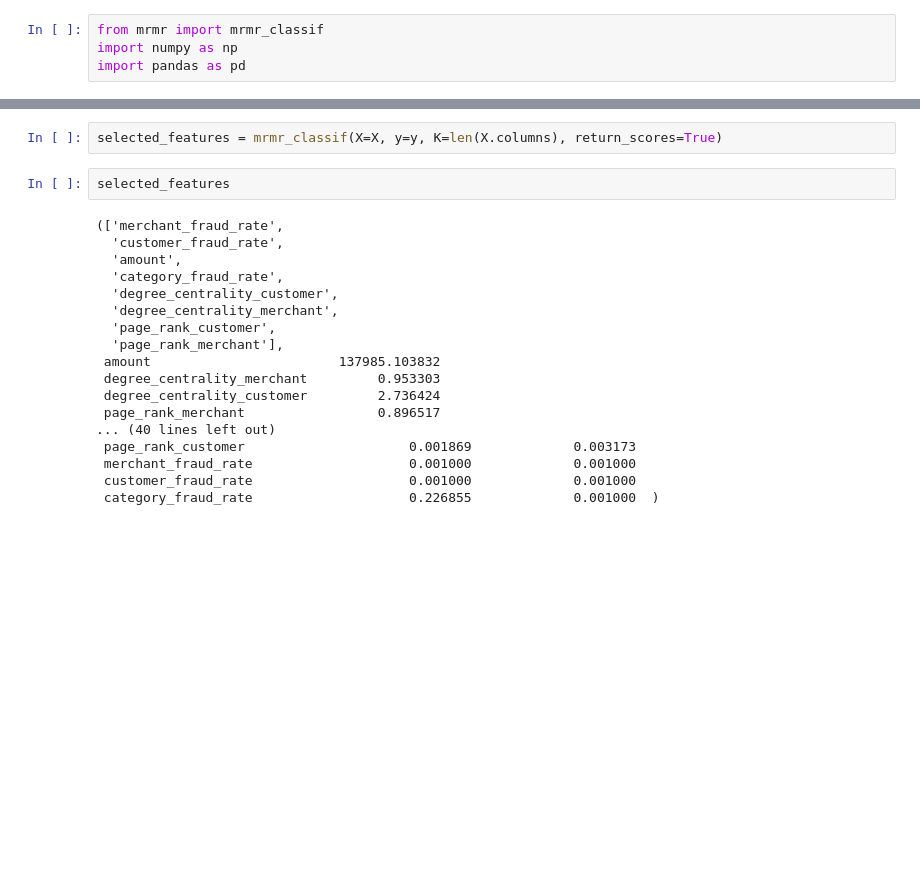
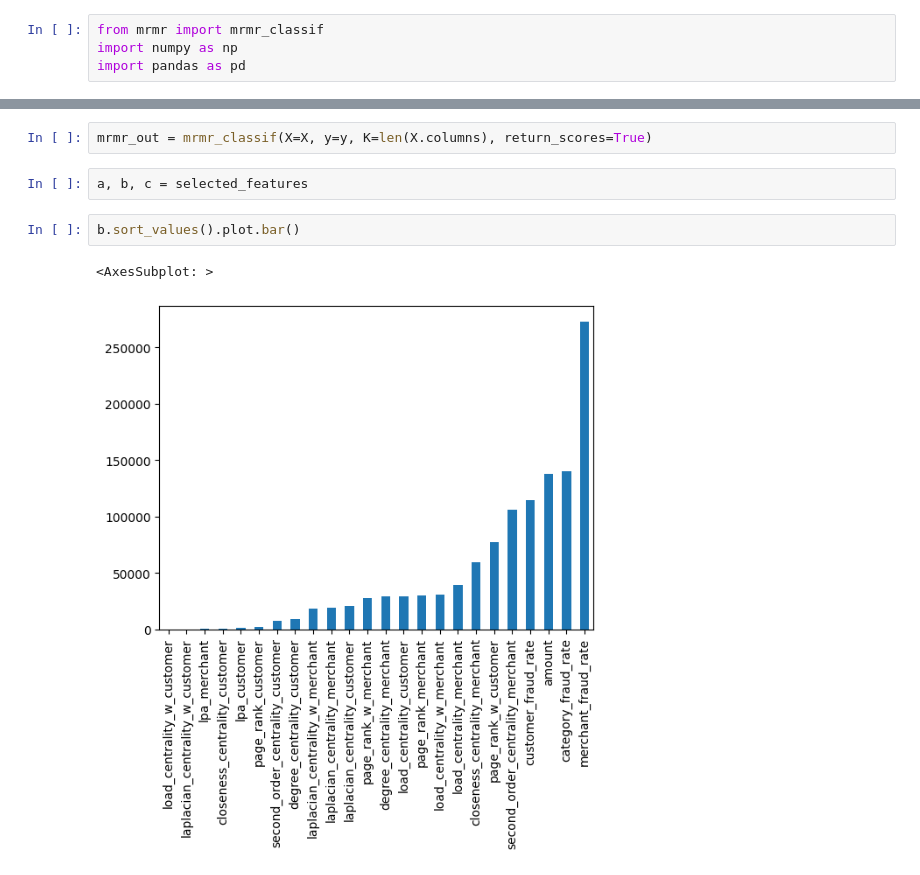
Before and after one commit to Mjh9122/fraud_detection, a Jupyter notebook: mrmr.ipynb, the cells around one changed output, grey strips where cells are left out. Cells and saved outputs as stored; diff of their text form; blank space fills up the shorter version.

Commit message:
preliminary mrmr run

```diff
--- a/mrmr.ipynb
+++ b/mrmr.ipynb
@@ -19,22 +20,9 @@ X.describe()
 # %%
-selected_features = mrmr_classif(X=X, y=y, K=len(X.columns), return_scores=True)
+mrmr_out = mrmr_classif(X=X, y=y, K=len(X.columns), return_scores=True)
-# %%
-selected_features
-# %% [output]
-(['merchant_fraud_rate',
-  'customer_fraud_rate',
-  'amount',
-  'category_fraud_rate',
-  'degree_centrality_customer',
-  'degree_centrality_merchant',
-  'page_rank_customer',
-  'page_rank_merchant'],
- amount                        137985.103832
- degree_centrality_merchant         0.953303
- degree_centrality_customer         2.736424
- page_rank_merchant                 0.896517
-... (40 lines left out)
- page_rank_customer                     0.001869             0.003173
- merchant_fraud_rate                    0.001000             0.001000
- customer_fraud_rate                    0.001000             0.001000
- category_fraud_rate                    0.226855             0.001000  )
+# %%
+a, b, c = selected_features
+# %%
+b.sort_values().plot.bar()
+# %% [output]
+<AxesSubplot: >
+[figure, added]
```
Also changed, not shown: parts of 1 cell of this notebook, 14 other files.
